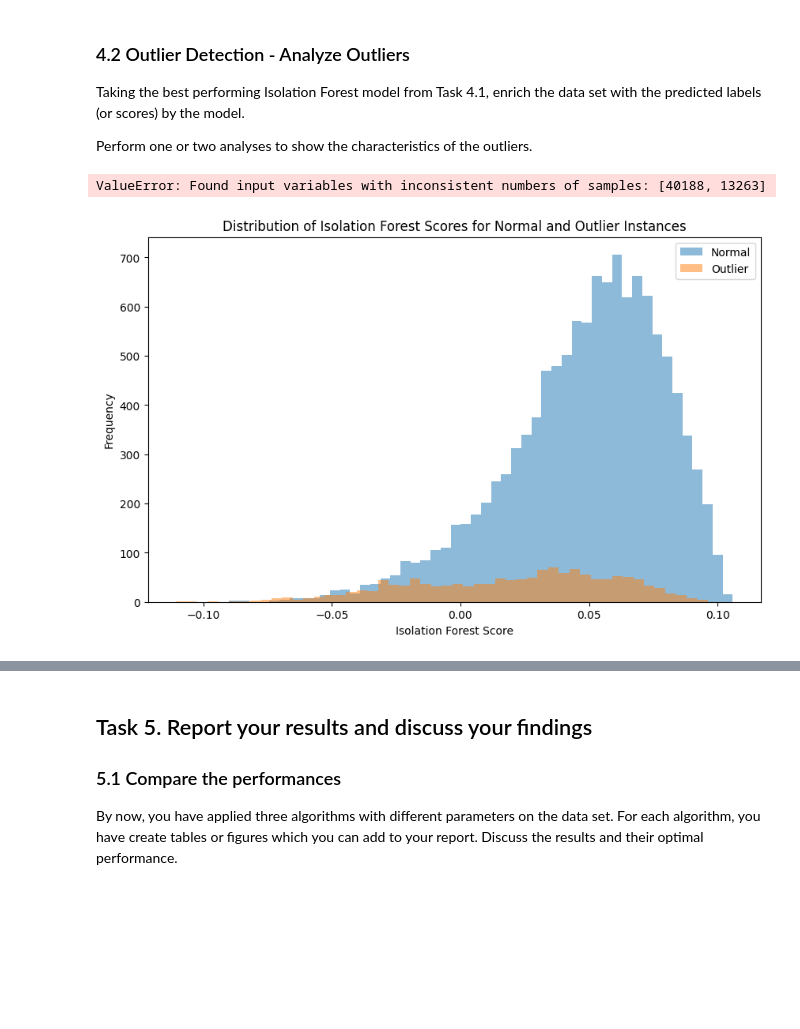
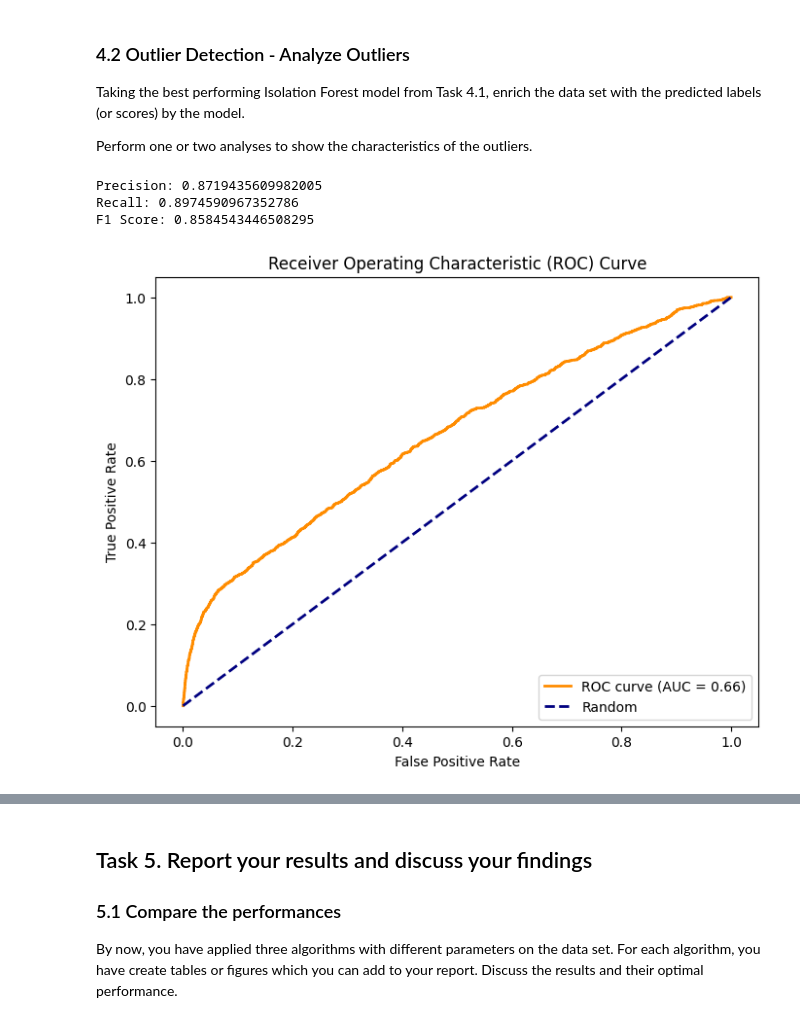
Before and after one commit to MacSuperior/APML, a Jupyter notebook: Assignment-1 copy.ipynb, the cells around one changed output, grey strips where cells are left out. Saved outputs shown, nothing was run; the diff lists cells and outputs as text; code cells hidden in the pictures; blank space fills up the shorter version.

```diff
--- a/Assignment-1 copy.ipynb
+++ b/Assignment-1 copy.ipynb
@@ -966,44 +969,46 @@ results = {'true_labels': y, 'mapped_predictions': y_pred_mapped}
 # %%
 precision = precision_score(y_test, y_pred_mapped, average='weighted', zero_division=1)
-recall = recall_score(y, y_pred_mapped, average='weighted', zero_division=1)
-f1 = f1_score(y, y_pred_mapped, average='weighted', zero_division=1)
+recall = recall_score(y_test, y_pred_mapped, average='weighted', zero_division=1)
+f1 = f1_score(y_test, y_pred_mapped, average='weighted', zero_division=1)
 
 print("Precision:", precision)
 print("Recall:", recall)
 print("F1 Score:", f1)
 # %% [output]
-ValueError: Found input variables with inconsistent numbers of samples: [40188, 13263]
+Precision: 0.8719435609982005
+Recall: 0.8974590967352786
+F1 Score: 0.8584543446508295
+# %%
+results = {'true_labels': y_test, 'mapped_predictions': y_pred_mapped}
 # %%
 import matplotlib.pyplot as plt
 from sklearn.metrics import roc_curve, auc
 from sklearn.model_selection import train_test_split
 
 y_true = results['true_labels']
 y_pred_iforest = results['mapped_predictions']
-
-X_train, X_test, y_train, y_test = train_test_split(X, y, test_size=0.2, random_state=random_seed)
 
 best_iforest_estimator = iforest_best
 best_iforest_estimator.fit(X_train)
 
 # Obtain decision function scores (anomaly scores) for the test set
 iforest_scores = best_iforest_estimator.decision_function(X_test)
 
 fpr, tpr, thresholds = roc_curve(y_test, -iforest_scores)  # '-' because IsolationForest returns negative scores
 
 roc_auc = auc(fpr, tpr)
 
 # Plot ROC curve
 plt.figure(figsize=(8, 6))
 plt.plot(fpr, tpr, color='darkorange', lw=2, label=f'ROC curve (AUC = {roc_auc:.2f})')
 plt.plot([0, 1], [0, 1], color='navy', lw=2, linestyle='--', label='Random')
 plt.xlabel('False Positive Rate')
 plt.ylabel('True Positive Rate')
 plt.title('Receiver Operating Characteristic (ROC) Curve')
 plt.legend(loc='lower right')
 plt.show()
 # %% [output]
-[figure, old version]
+[figure, new version]
 # %%
 import pandas as pd
 import matplotlib.pyplot as plt
```
Also changed, not shown: parts of 6 cells of this notebook, 1 other file.
